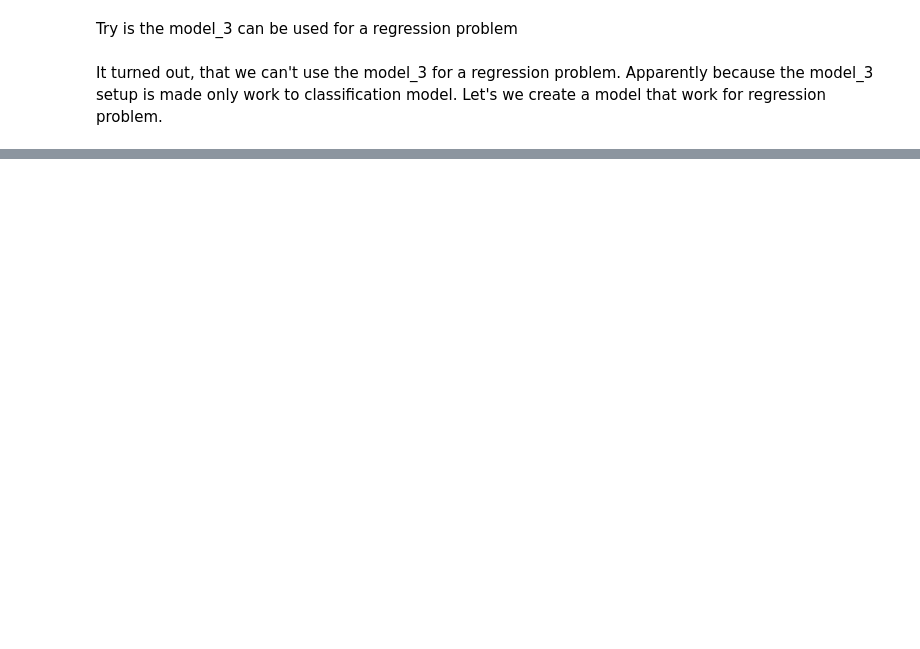
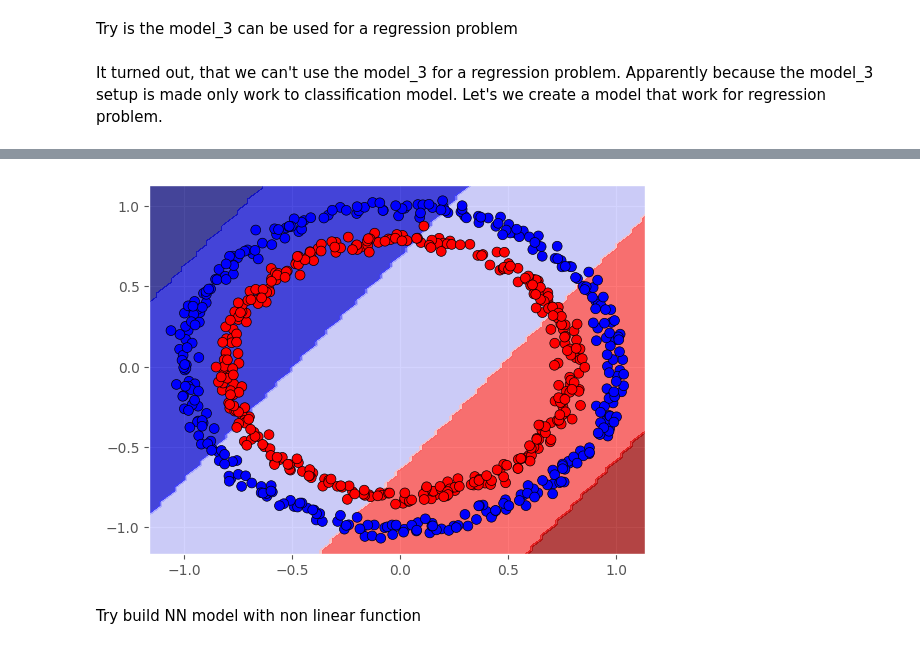
Before and after one commit to DiandraRifqiM/A-Journey-with-TensorFlow, a Jupyter notebook: Course 6/NNClassification.ipynb, the cells around one changed output, grey strips where cells are left out. Saved outputs shown, nothing was run; the diff lists cells and outputs as text; code cells hidden in the pictures; blank space fills up the shorter version.

Commit message:
Improving Non Linearity Model (Model_5)

```diff
--- a/Course 6/NNClassification.ipynb
+++ b/Course 6/NNClassification.ipynb
@@ -360,0 +363,13 @@ plt.legend()
+# %%
+# Set random seed
+tf.random.set_seed(42)
+
+model_4 = tf.keras.Sequential([
+    tf.keras.layers.Dense(1, activation=tf.keras.activations.linear)
+])
+
+model_4.compile(optimizer=tf.keras.optimizers.Adam(learning_rate=0.001),
+                loss="binary_crossentropy",
+                metrics=["accuracy"])
+
+model_4.fit(X_train, y_train, epochs=100)
@@ -360,0 +395,5 @@ plt.legend()
+# %%
+# Regression Model Plot
+
+plot_decision_boundary(model=model_4, X=X_train, y=y_train)
+# %% [output]
@@ -360,0 +402,3 @@ plt.legend()
+[figure, added]
+# %% [markdown]
+Try build NN model with non linear function
```
Also changed, not shown: parts of 16 cells of this notebook.
